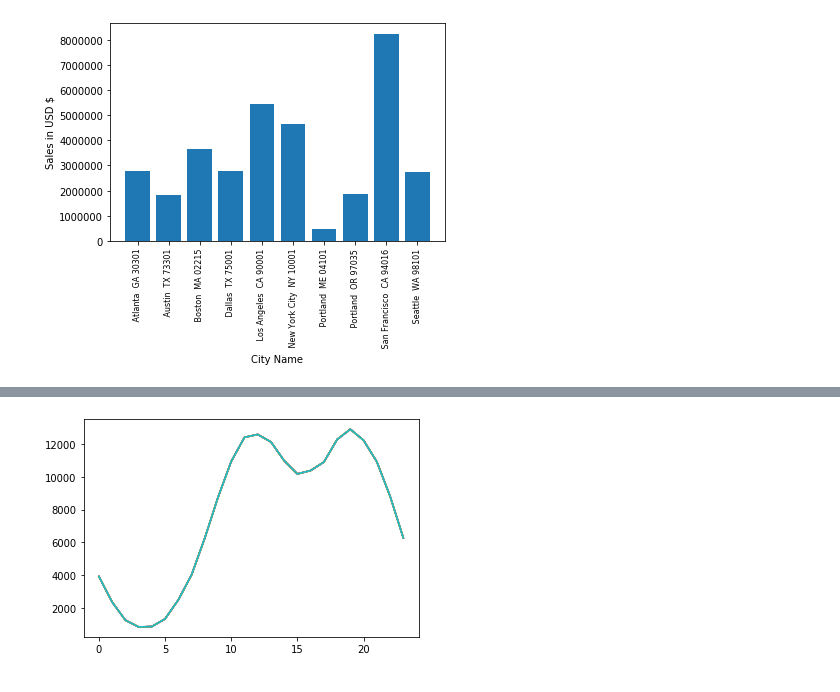
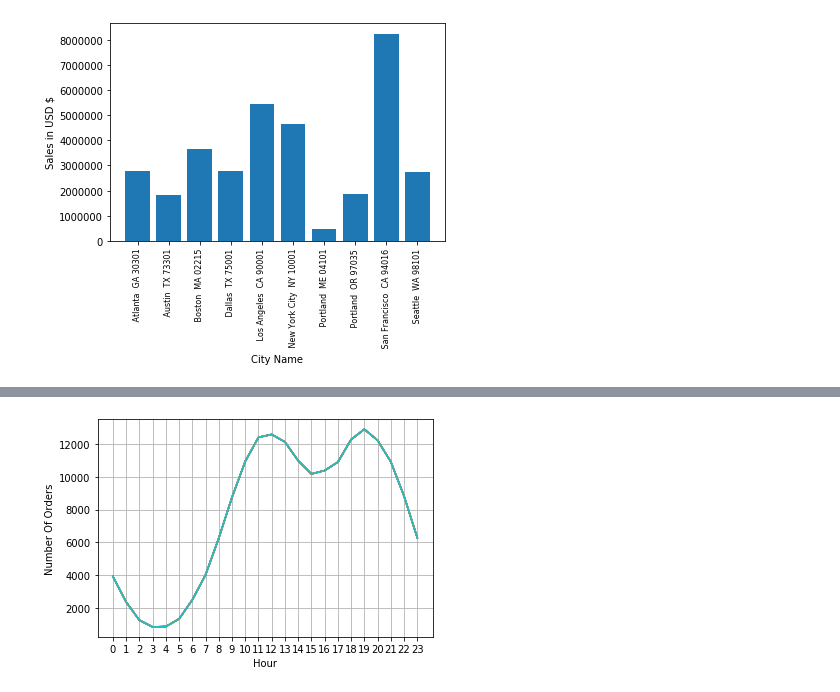
Before and after one commit to decipher07/Sales-Analysis, a Jupyter notebook: Sales_Analysis .ipynb, the cells around one changed output, grey strips where cells are left out. Saved outputs shown, nothing was run; the diff lists cells and outputs as text; code cells hidden in the pictures.

```diff
--- a/Sales_Analysis .ipynb
+++ b/Sales_Analysis .ipynb
@@ -253,10 +253,14 @@ all_data.head()
 # %%
 hours = [hour for hour, df in all_data.groupby('Hour')]
 
 plt.plot(hours, all_data.groupby(['Hour']).count())
 
-all_data.groupby(['Hour']).count()
+plt.xticks(hours)
+plt.grid()
+
+plt.xlabel('Hour')
+plt.ylabel('Number Of Orders')
 
 plt.show()
 # %% [output]
-[figure, old version]
+[figure, new version]
```
Also changed, not shown: parts of 4 cells of this notebook.
